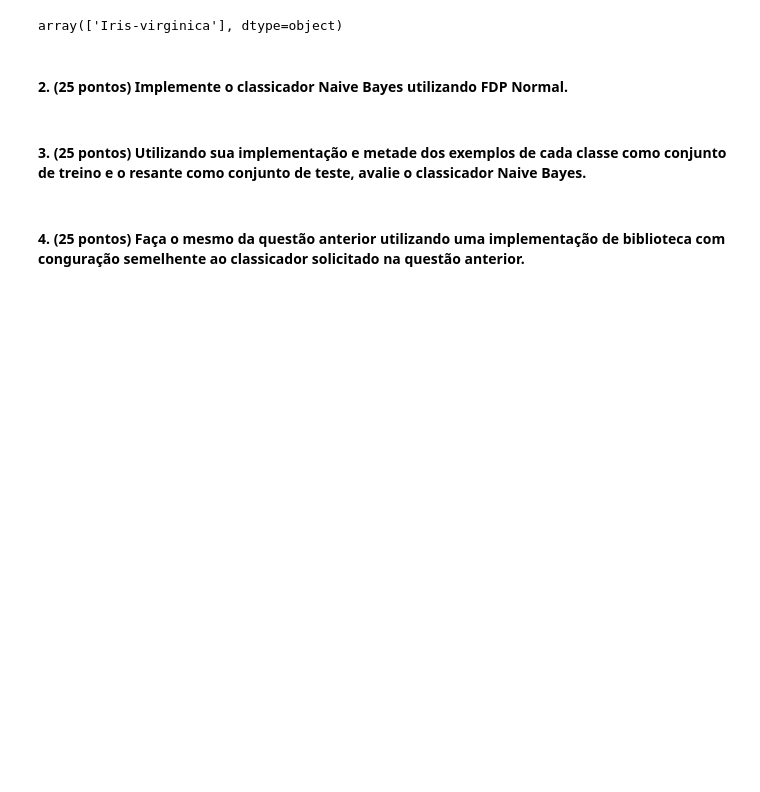
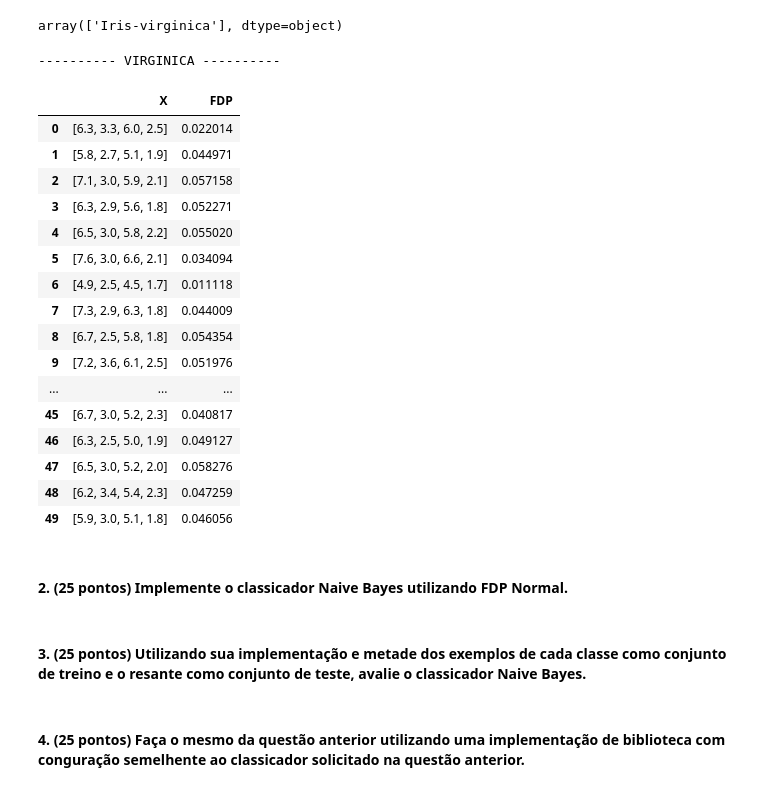
Before and after one commit to yuriresendematias/Aprendizagem-de-Maquina, a Jupyter notebook: Semana 8/Atividade8.ipynb, the cells around one changed output. Drawn from its saved outputs; the diff is of its cells as text; code cells hidden in the pictures; blank space fills up the shorter version.

```diff
--- a/Semana 8/Atividade8.ipynb
+++ b/Semana 8/Atividade8.ipynb
@@ -34,6 +121,44 @@ virginica = data.loc[data['variety'] == 'Iris-virginica']
 virginica['variety'].unique()
 # %% [output]
 array(['Iris-virginica'], dtype=object)
+# %%
+print("---------- VIRGINICA ----------")
+df3    = {'X':[], 'FDP':[]}
+corr_3 = virginica.corr()                #matriz de correlação
+det_3  = np.linalg.det(corr_3)           #determinante da matriz de correalação
+inv_3  = np.linalg.inv(corr_3)           #inversa da matriz de correlação
+p_3    = virginica.columns.size - 1      #numero de caracteristicas
+m3     = []
+
+for i in virginica.drop(['variety'], axis=1).columns:
+    m3.append(virginica[i].mean())
+
+m3 = np.array(m3)
+for i, j in virginica.drop(['variety'], axis=1).iterrows():
+    x = np.array(j.to_list())
+    df3['X'].append(j.to_list())
+    df3['FDP'].append(fdp(x, m3, corr_3, det_3, inv_3, p_3))
+
+pd.DataFrame(df3)
+# %% [output]
+---------- VIRGINICA ----------
+|  | X | FDP |
+| 0 | [6.3, 3.3, 6.0, 2.5] | 0.022014 |
+| 1 | [5.8, 2.7, 5.1, 1.9] | 0.044971 |
+| 2 | [7.1, 3.0, 5.9, 2.1] | 0.057158 |
+| 3 | [6.3, 2.9, 5.6, 1.8] | 0.052271 |
+| 4 | [6.5, 3.0, 5.8, 2.2] | 0.055020 |
+| 5 | [7.6, 3.0, 6.6, 2.1] | 0.034094 |
+| 6 | [4.9, 2.5, 4.5, 1.7] | 0.011118 |
+| 7 | [7.3, 2.9, 6.3, 1.8] | 0.044009 |
+| 8 | [6.7, 2.5, 5.8, 1.8] | 0.054354 |
+| 9 | [7.2, 3.6, 6.1, 2.5] | 0.051976 |
+| ... | ... | ... |
+| 45 | [6.7, 3.0, 5.2, 2.3] | 0.040817 |
+| 46 | [6.3, 2.5, 5.0, 1.9] | 0.049127 |
+| 47 | [6.5, 3.0, 5.2, 2.0] | 0.058276 |
+| 48 | [6.2, 3.4, 5.4, 2.3] | 0.047259 |
+| 49 | [5.9, 3.0, 5.1, 1.8] | 0.046056 |
 # %% [markdown]
 #### 2. (25 pontos) Implemente o classicador Naive Bayes utilizando FDP Normal.
 # %% [markdown]
```
Also changed, not shown: parts of 6 cells of this notebook.
